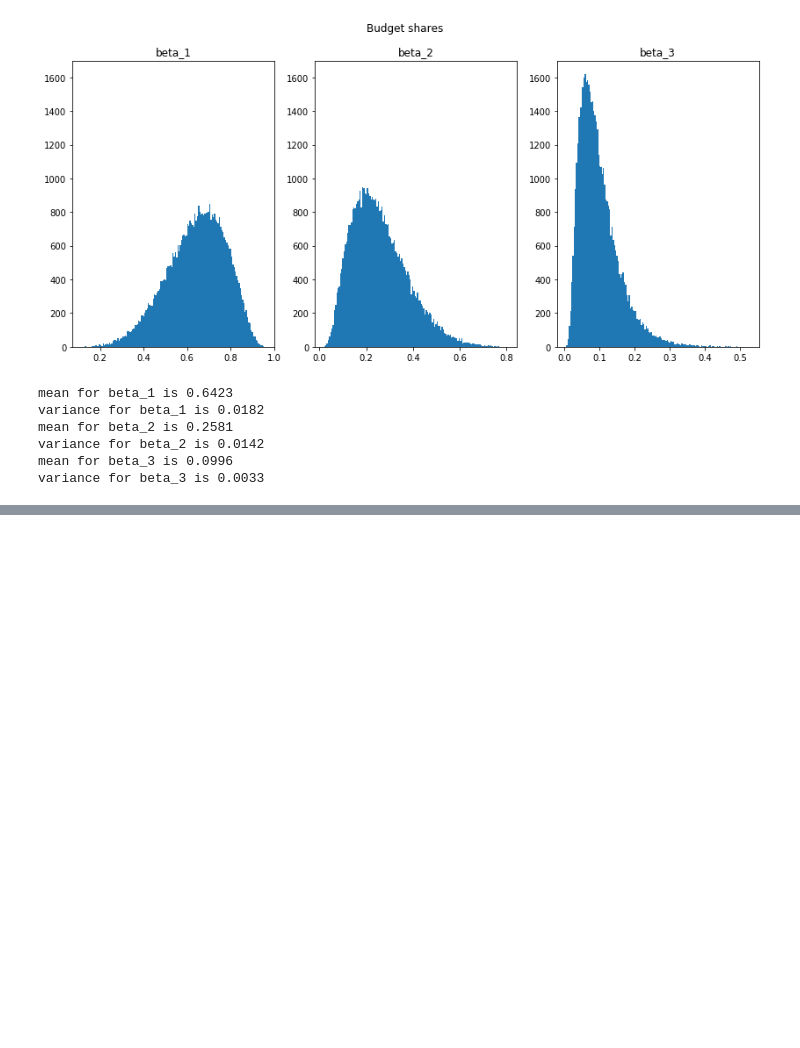
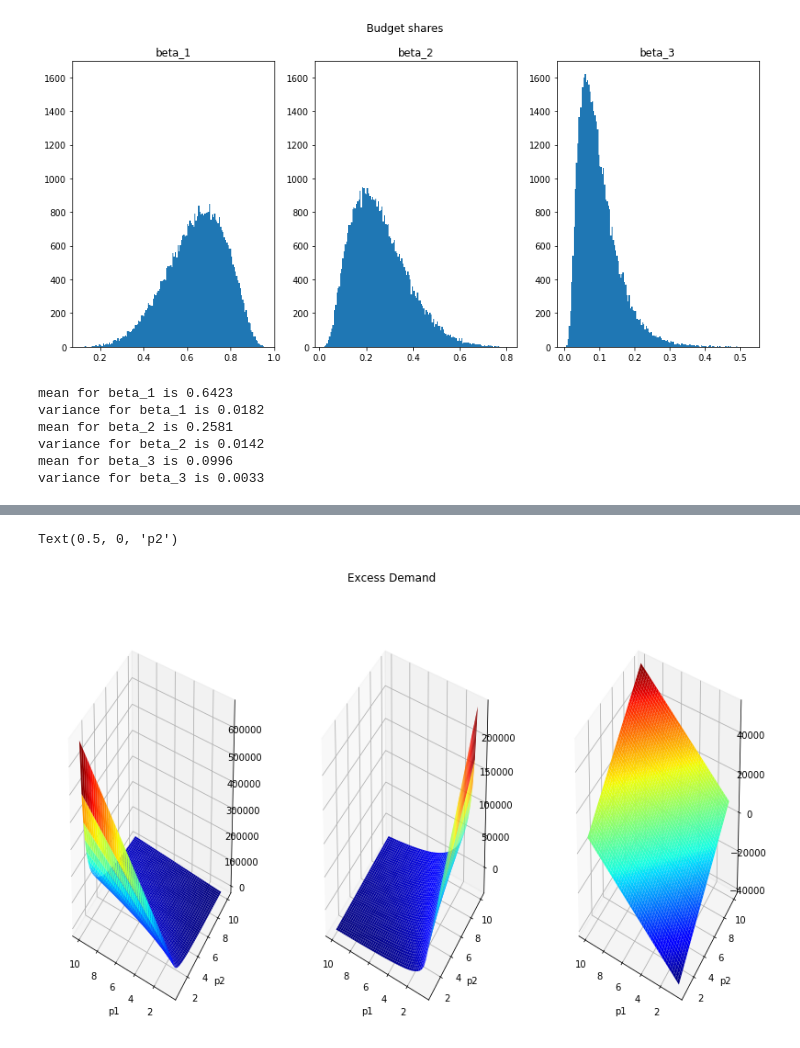
Before and after one commit to s-corfixen/projects-2019-snake-on-3310, a Jupyter notebook: exam/examproject.ipynb, the cells around one changed output, grey strips where cells are left out. Drawn from its saved outputs; the diff is of its cells as text; code cells hidden in the pictures; blank space fills up the shorter version.

```diff
--- a/exam/examproject.ipynb
+++ b/exam/examproject.ipynb
@@ -303,6 +281,6 @@ class ExchangeEconomy:
 # %%
-price_vec = np.linspace(0,5,10,50)
-a = ExchangeEconomy(betas, elist, N)
+price_vec = np.linspace(0.5,10,50)
+price1, price2 = np.meshgrid(price_vec, price_vec)
 def plot3d():
     array1 = np.empty((len(price_vec), len(price_vec)))
     array2 = np.empty((len(price_vec), len(price_vec)))
@@ -310,10 +288,11 @@ def plot3d():
 
     for i, p1 in enumerate(price_vec):
         for j,p2 in enumerate(price_vec):
-            z = a.excess_demand(p1,p2)
+            a = ExchangeEconomy(betas, elist, N, p1, p2)
+            z = a.excess_demand()
             array1[i,j] = z[0]
             array2[i,j] = z[1]
             array3[i,j] = z[2]
     return array1, array2, array3
-%time plot3d()
+%time array1,array2,array3 = plot3d()
 # %% [output]
@@ -327 +300,25 @@ fig.suptitle('Excess Demand')
+# %%
+fig = plt.figure(figsize=(14,8))
+fig.suptitle('Excess Demand')
+
+ax1 = fig.add_subplot(131,projection='3d')
+cs1 = ax1.plot_surface(price1,price2,array1, cmap=cm.jet)
+ax1.invert_xaxis()
+ax1.set_xlabel("p1")
+ax1.set_ylabel("p2")
+
+ax2 = fig.add_subplot(132,projection='3d')
+cs2 = ax2.plot_surface(price1,price2,array2, cmap=cm.jet)
+ax2.invert_xaxis()
+ax2.set_xlabel("p1")
+ax2.set_ylabel("p2")
+
+ax3 = fig.add_subplot(133,projection='3d')
+cs3 = ax3.plot_surface(price1,price2,array3, cmap=cm.jet)
+ax3.invert_xaxis()
+ax3.set_xlabel("p1")
+ax3.set_ylabel("p2")
+# %% [output]
+Text(0.5, 0, 'p2')
+[figure, added]
 # %%
```
Also changed, not shown: parts of 7 cells of this notebook.
